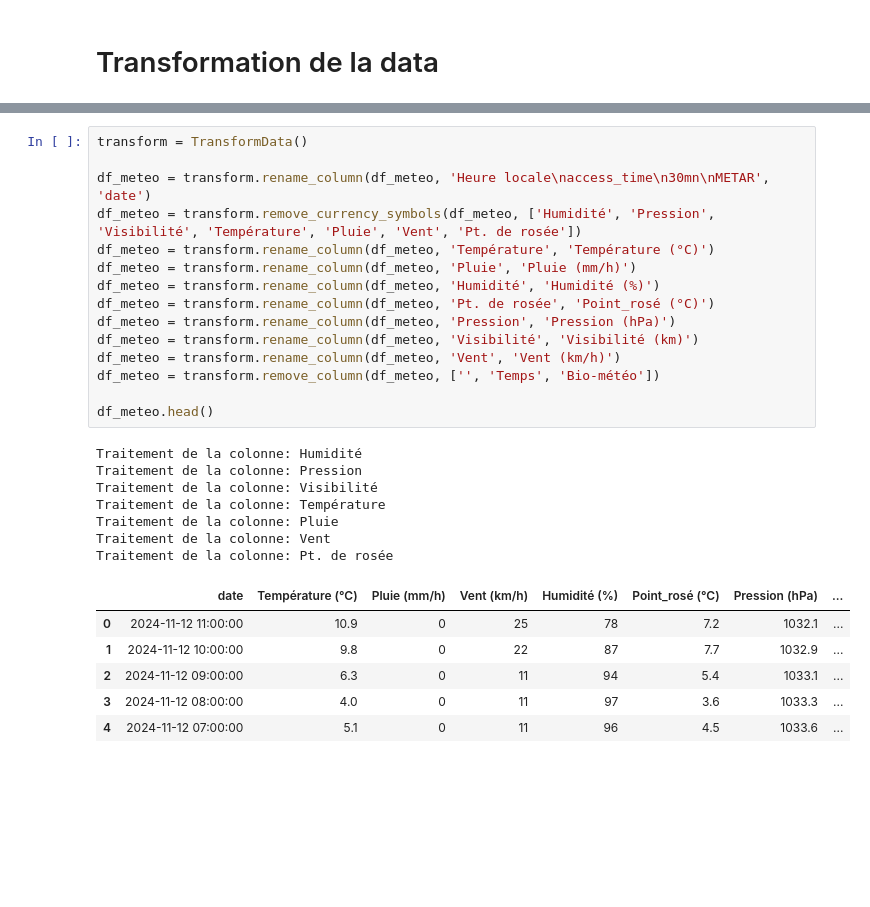
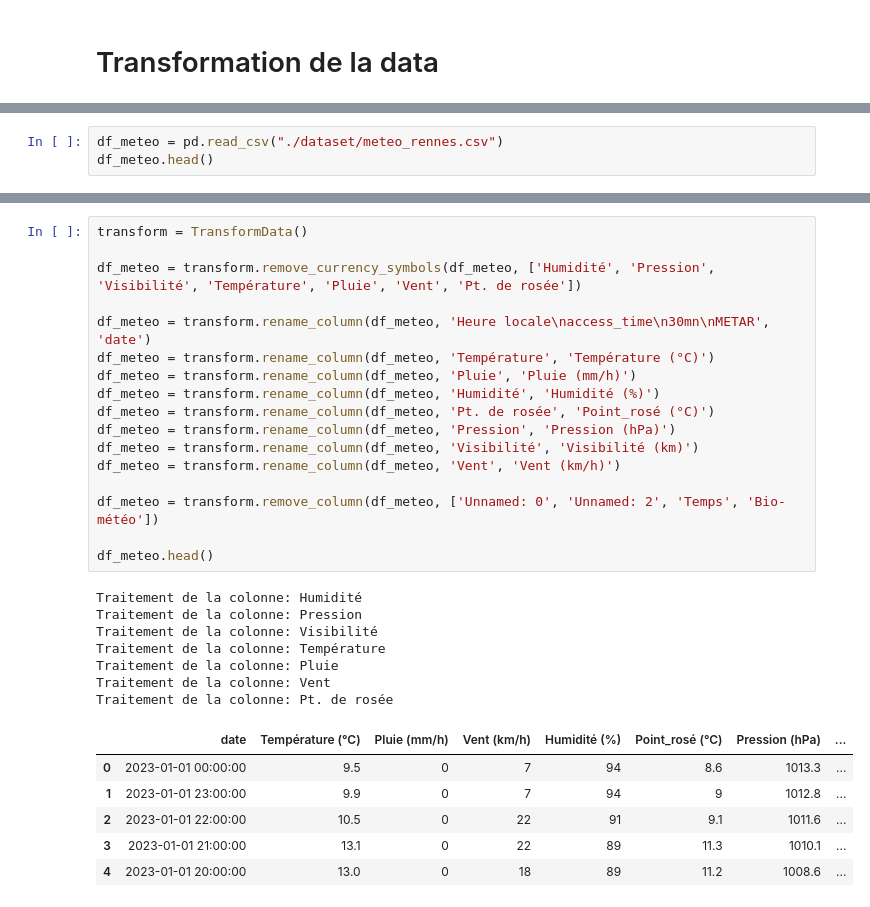
Before and after one commit to LilRaphh/Exercice-ETL-Clement-Raphael, a Jupyter notebook: transform.ipynb, the cells around one changed output, grey strips where cells are left out. Saved outputs shown, nothing was run; the diff lists cells and outputs as text; blank space fills up the shorter version.

Commit message:
finalisation du transform pour notre dataset propre

```diff
--- a/transform.ipynb
+++ b/transform.ipynb
@@ -58,0 +79,3 @@ df_meteo.head()
+# %%
+df_meteo = pd.read_csv("./dataset/meteo_rennes.csv")
+df_meteo.head()
@@ -59,31 +89,33 @@ df_meteo.head()
 # %%
 transform = TransformData()
 
+df_meteo = transform.remove_currency_symbols(df_meteo, ['Humidité', 'Pression', 'Visibilité', 'Température', 'Pluie', 'Vent', 'Pt. de rosée'])
+
 df_meteo = transform.rename_column(df_meteo, 'Heure locale\naccess_time\n30mn\nMETAR', 'date')
-df_meteo = transform.remove_currency_symbols(df_meteo, ['Humidité', 'Pression', 'Visibilité', 'Température', 'Pluie', 'Vent', 'Pt. de rosée'])
 df_meteo = transform.rename_column(df_meteo, 'Température', 'Température (°C)')
 df_meteo = transform.rename_column(df_meteo, 'Pluie', 'Pluie (mm/h)')
 df_meteo = transform.rename_column(df_meteo, 'Humidité', 'Humidité (%)')
 df_meteo = transform.rename_column(df_meteo, 'Pt. de rosée', 'Point_rosé (°C)')
 df_meteo = transform.rename_column(df_meteo, 'Pression', 'Pression (hPa)')
 df_meteo = transform.rename_column(df_meteo, 'Visibilité', 'Visibilité (km)')
 df_meteo = transform.rename_column(df_meteo, 'Vent', 'Vent (km/h)')
-df_meteo = transform.remove_column(df_meteo, ['', 'Temps', 'Bio-météo'])
+
+df_meteo = transform.remove_column(df_meteo, ['Unnamed: 0', 'Unnamed: 2', 'Temps', 'Bio-météo'])
 
 df_meteo.head()
 # %% [output]
 Traitement de la colonne: Humidité
 Traitement de la colonne: Pression
 Traitement de la colonne: Visibilité
 Traitement de la colonne: Température
 Traitement de la colonne: Pluie
 Traitement de la colonne: Vent
 Traitement de la colonne: Pt. de rosée
 |  | date | Température (°C) | Pluie (mm/h) | Vent (km/h) | Humidité (%) | Point_rosé (°C) | Pression (hPa) | ... |
-| 0 | 2024-11-12 11:00:00 | 10.9 | 0 | 25 | 78 | 7.2 | 1032.1 | ... |
-| 1 | 2024-11-12 10:00:00 | 9.8 | 0 | 22 | 87 | 7.7 | 1032.9 | ... |
-| 2 | 2024-11-12 09:00:00 | 6.3 | 0 | 11 | 94 | 5.4 | 1033.1 | ... |
-| 3 | 2024-11-12 08:00:00 | 4.0 | 0 | 11 | 97 | 3.6 | 1033.3 | ... |
-| 4 | 2024-11-12 07:00:00 | 5.1 | 0 | 11 | 96 | 4.5 | 1033.6 | ... |
+| 0 | 2023-01-01 00:00:00 | 9.5 | 0 | 7 | 94 | 8.6 | 1013.3 | ... |
+| 1 | 2023-01-01 23:00:00 | 9.9 | 0 | 7 | 94 | 9 | 1012.8 | ... |
+| 2 | 2023-01-01 22:00:00 | 10.5 | 0 | 22 | 91 | 9.1 | 1011.6 | ... |
+| 3 | 2023-01-01 21:00:00 | 13.1 | 0 | 22 | 89 | 11.3 | 1010.1 | ... |
+| 4 | 2023-01-01 20:00:00 | 13.0 | 0 | 18 | 89 | 11.2 | 1008.6 | ... |
 # %%
 # Convertir les colonnes 'date' en format datetime sans décalage horaire pour les deux DataFrames
```
Also changed, not shown: parts of 14 cells of this notebook, 1 other file.
